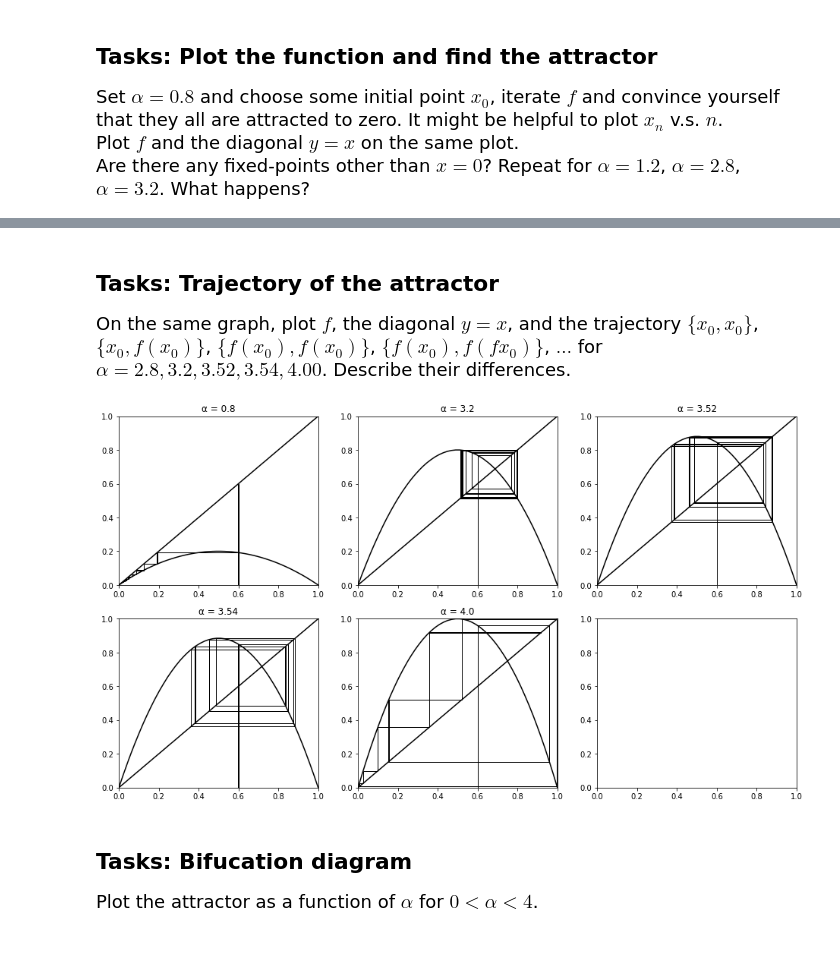
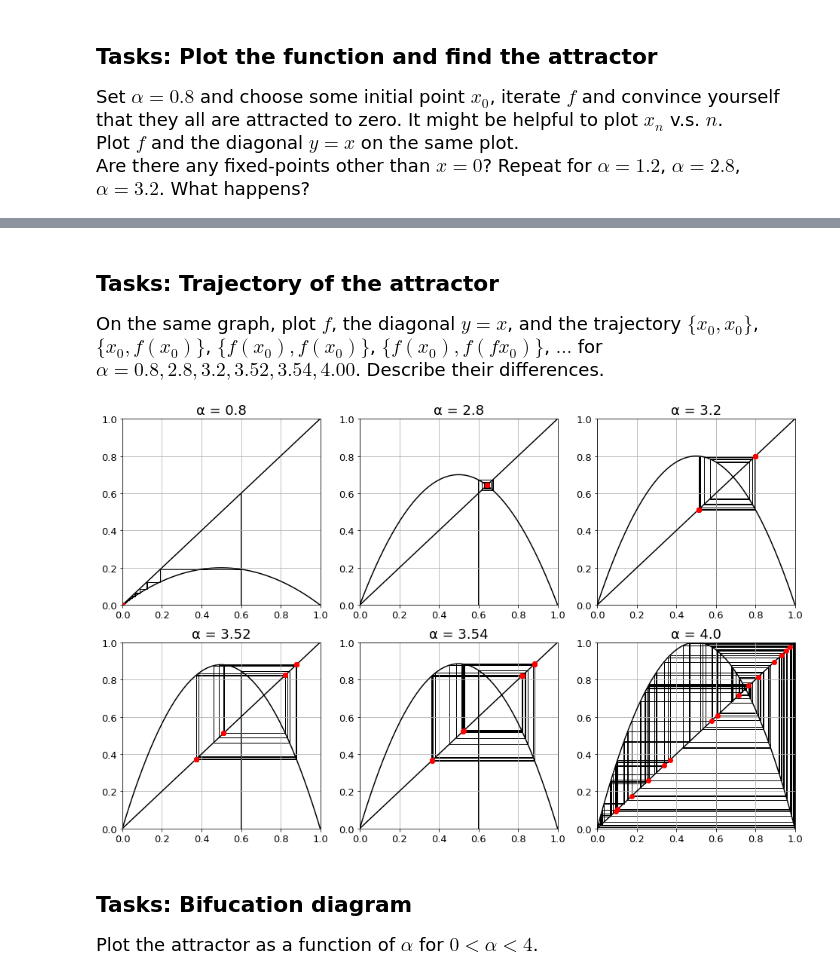
Before and after one commit to pcchen/Computation-in-Physics, a Jupyter notebook: 107022138/Homework_3/Logistic_map.ipynb, the cells around one changed output, grey strips where cells are left out. Cells and saved outputs as stored; diff of their text form; code cells hidden in the pictures; blank space fills up the shorter version.

```diff
--- a/107022138/Homework_3/Logistic_map.ipynb
+++ b/107022138/Homework_3/Logistic_map.ipynb
@@ -67,0 +90,27 @@ for i in range(4):
+# %%
+N = 5   #步數
+x = np.empty(N)
+α = 2
+x[0] = 0.2
+a = np.linspace(0,1)
+b = α * a *(1-a)
+
+plt.figure(figsize = (6,5))
+ax = plt.axes()
+plt.plot(a,b,'k')
+plt.plot(a,a,'r')
+
+for i in range(0,N-1):
+    x[i+1] = α*x[i]*(1-x[i])
+    plt.arrow(x[i],x[i],0,x[i+1]-x[i],width = 0.001,head_width = 0.015,length_includes_head = True,color ='k')
+    plt.arrow(x[i],x[i+1],x[i+1]-x[i],0,width = 0.001,head_width = 0.015,length_includes_head = True,color ='k')
+
+plt.arrow(x[0],0,0,x[1],width = 0.001,head_width = 0.015,length_includes_head = True,color ='k')
+ax.set_ylim([0,0.6])
+
+ax.set_title(r'$\alpha = 2$',fontsize = 22)
+ax.set_xlabel('x',fontsize = 22)
+ax.set_ylabel('y',fontsize = 22)
+ax.tick_params(axis='both', which='major', labelsize=15)
+ax.grid()
+plt.savefig('fig2.pdf')
@@ -68,37 +119,40 @@ for i in range(4):
 # %% [markdown]
 ## Tasks: Trajectory of the attractor
 <font size = 4>
-On the same graph, plot $f$, the diagonal $y=x$, and the trajectory $\{x_0, x_0\}$, $\{x_0, f(x_0)\}$, $\{f(x_0), f(x_0)\}$, $\{f(x_0), f(fx_0)\}$, $\dots$ for $\alpha=2.8, 3.2, 3.52, 3.54, 4.00$. Describe their differences.
+On the same graph, plot $f$, the diagonal $y=x$, and the trajectory $\{x_0, x_0\}$, $\{x_0, f(x_0)\}$, $\{f(x_0), f(x_0)\}$, $\{f(x_0), f(fx_0)\}$, $\dots$ for $\alpha=0.8, 2.8, 3.2, 3.52, 3.54, 4.00$. Describe their differences.
 </font>
 # %%
-N = 10    #步數
+N = 70    #步數
 x = np.empty(N)
-α = [0.8,3.2,3.52,3.54,4.00]
+α = [0.8,2.8,3.2,3.52,3.54,4.00]
 x[0] = 0.6
 a = np.linspace(0,1)
 
-fig, axes = plt.subplots(ncols = 3, nrows = 2 , figsize = (16,9))
+fig, axes = plt.subplots(ncols = 3, nrows = 2 , figsize = (16,10))
 ax = axes.flatten()
 
-for ii in range(5):
+for ii in range(6):
     b = α[ii] * a *(1-a)
     ax[ii].plot(a,b,'k')
     ax[ii].plot(a,a,'k')
-    ax[ii].set_title('α = ' + str(α[ii]))
+    ax[ii].set_title('α = ' + str(α[ii]),fontsize = 18)
 
     for i in range(0,N-1):
         x[i+1] = α[ii]*x[i]*(1-x[i])
         ax[ii].arrow(x[i],x[i],0,x[i+1]-x[i],width = 0.001,head_width = 0.0,length_includes_head = True,color ='k')
         ax[ii].arrow(x[i],x[i+1],x[i+1]-x[i],0,width = 0.001,head_width = 0.0,length_includes_head = True,color ='k')
 
         ax[ii].set_ylim([0,1])
         ax[ii].set_xlim([0,1])
 
         ax[ii].arrow(x[0],0,0,x[1],width = 0.001,head_width = 0.0,length_includes_head = True,color ='k')
-
+        ax[ii].tick_params(axis='both', which='major', labelsize=13)
+        ax[ii].grid()
+    ax[ii].plot(x[-15:],x[-15:],'ro')
 # plt.arrow(x[0],0,0,x[1],width = 0.001,head_width = 0.0,length_includes_head = True,color ='k')
+plt.savefig('fig3.pdf')
 # %% [output]
-[figure, old version]
+[figure, new version]
 # %% [markdown]
 ## Tasks: Bifucation diagram
 <font size = 4>
```
Also changed, not shown: parts of 13 cells of this notebook.
